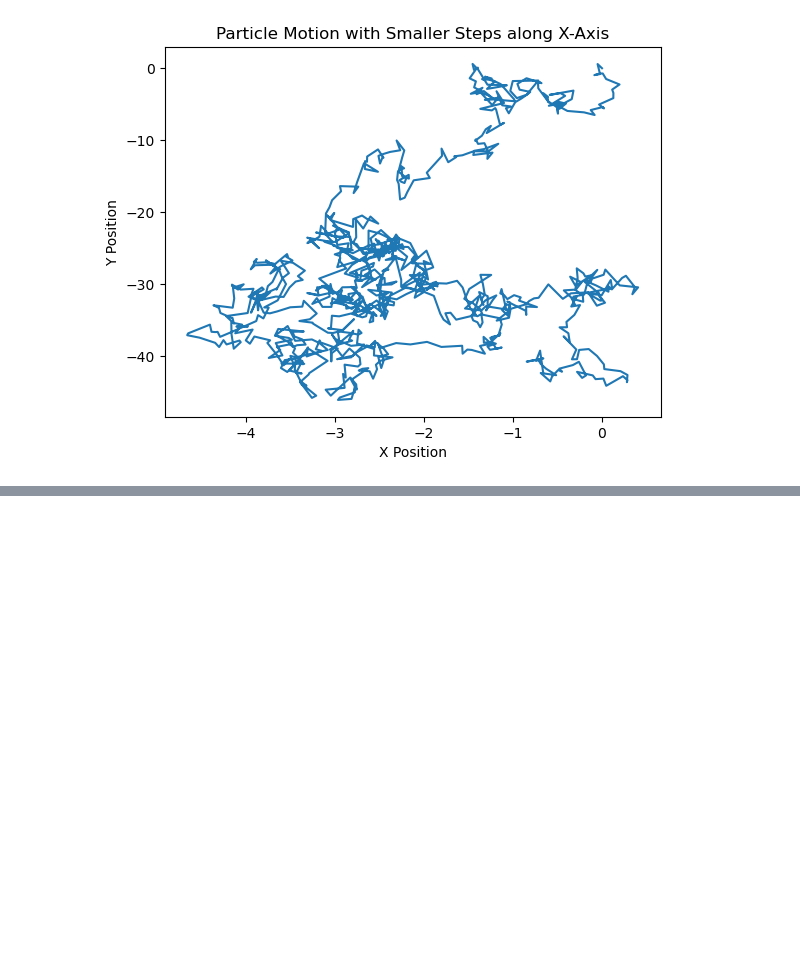
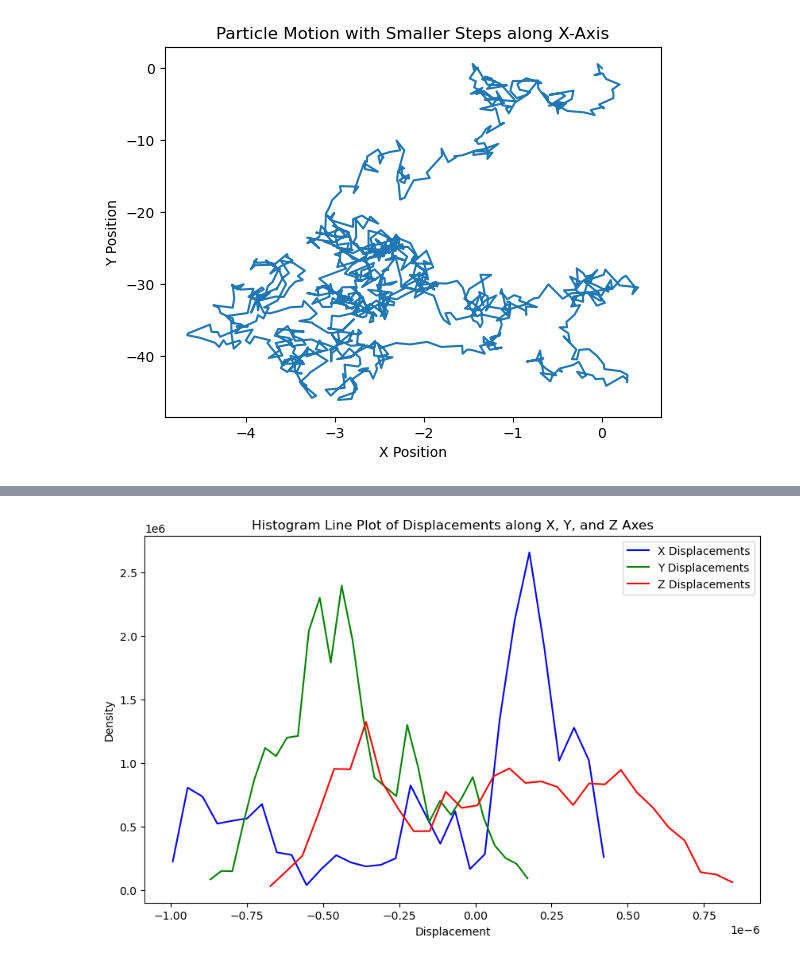
Before and after one commit to lovish-gulati/Project-on-Brownian-Motion-in-LCs, a Jupyter notebook: Brownian motion.ipynb, the cells around one changed output, grey strips where cells are left out. Saved outputs shown, nothing was run; the diff lists cells and outputs as text; code cells hidden in the pictures; blank space fills up the shorter version.

```diff
--- a/Brownian motion.ipynb
+++ b/Brownian motion.ipynb
@@ -324,0 +698,37 @@ plt.show()
+# %%
+import numpy as np
+import matplotlib.pyplot as plt
+
+# Define the number of bins for the histograms
+n_bins = 30
+
+# Create a figure
+plt.figure(figsize=(10, 6))
+
+# Plot histogram line plot of x displacements
+hist_x, bins_x = np.histogram(x_positions, bins=n_bins, density=True)
+bin_centers_x = (bins_x[1:] + bins_x[:-1]) / 2
+plt.plot(bin_centers_x, hist_x, color='b', label='X Displacements')
+
+# Plot histogram line plot of y displacements
+hist_y, bins_y = np.histogram(y_positions, bins=n_bins, density=True)
+bin_centers_y = (bins_y[1:] + bins_y[:-1]) / 2
+plt.plot(bin_centers_y, hist_y, color='g', label='Y Displacements')
+
+# Plot histogram line plot of z displacements
+hist_z, bins_z = np.histogram(z_positions, bins=n_bins, density=True)
+bin_centers_z = (bins_z[1:] + bins_z[:-1]) / 2
+plt.plot(bin_centers_z, hist_z, color='r', label='Z Displacements')
+
+# Add title and labels
+plt.title('Histogram Line Plot of Displacements along X, Y, and Z Axes')
+plt.xlabel('Displacement')
+plt.ylabel('Density')
+
+# Add legend
+plt.legend()
+
+# Display the plot
+plt.show()
+# %% [output]
+[figure, added]
```
Also changed, not shown: parts of 6 cells of this notebook, 1 other file.
